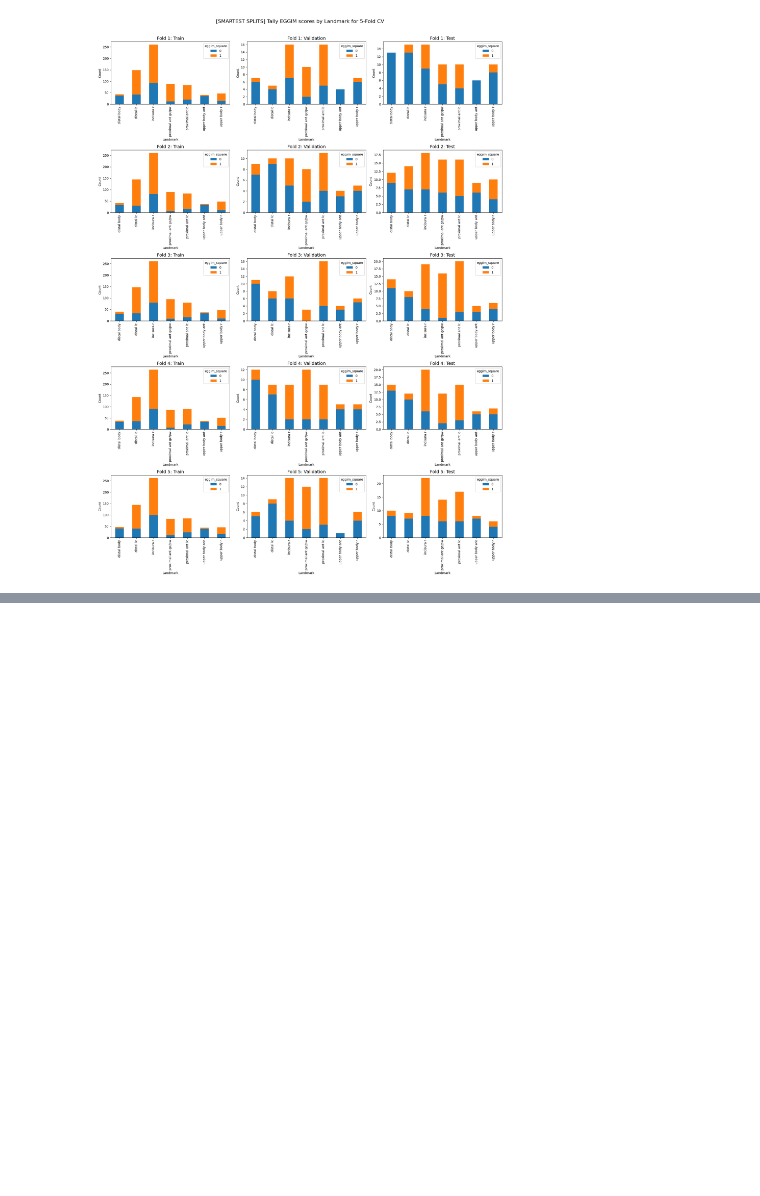
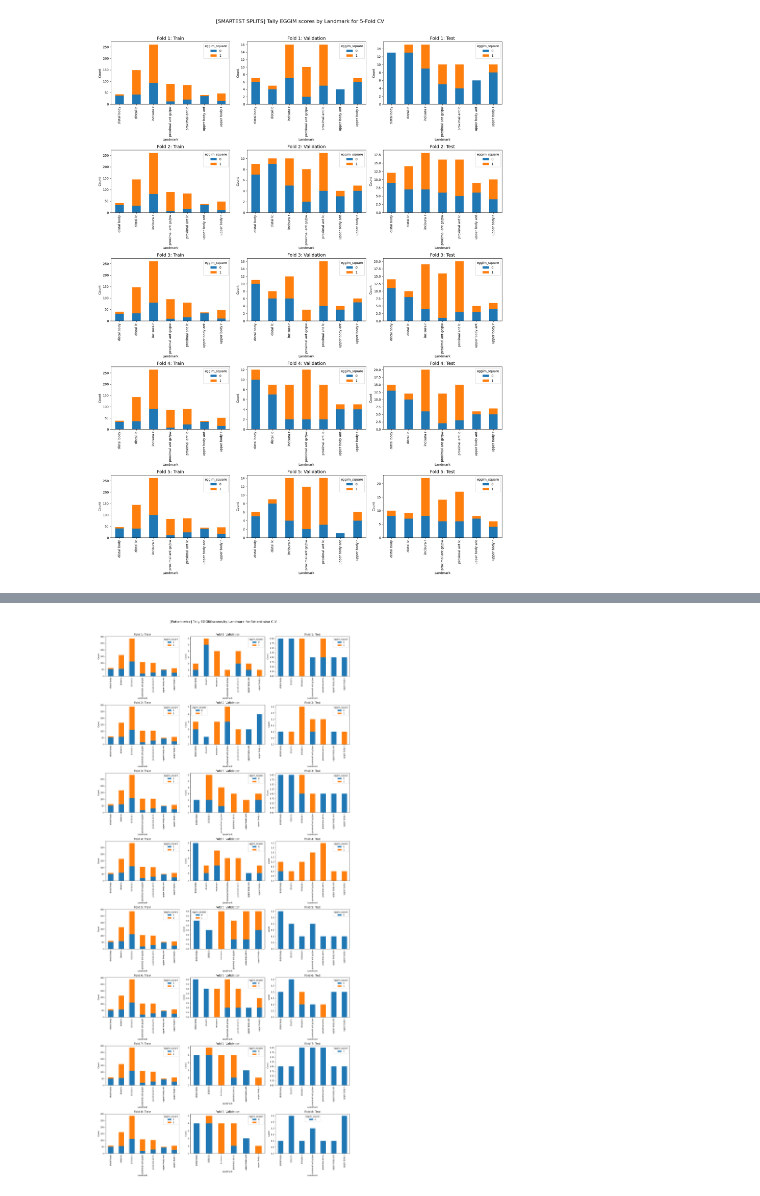
Before and after one commit to miguelmartins/eggimazing, a Jupyter notebook: notebooks/splits_data_analysis.ipynb, the cells around one changed output, grey strips where cells are left out. Drawn from its saved outputs; the diff is of its cells as text; code cells hidden in the pictures; blank space fills up the shorter version.

```diff
--- a/notebooks/splits_data_analysis.ipynb
+++ b/notebooks/splits_data_analysis.ipynb
@@ -118,7 +118,7 @@ def plot_pivot_table_side_by_side(list_of_folds, df_name='IPO+TOGAS'):
             ax.set_xlabel('Landmark')
 
     # Add a common title
-    fig.suptitle(f'[{df_name}] Tally EGGIM scores by Landmark for 5-Fold CV', fontsize=16)
+    fig.suptitle(f'[{df_name}] Tally EGGIM scores by Landmark for Patient-wise C.V.', fontsize=16)
 
     # Adjust layout    so titles and labels don't overlap
     plt.tight_layout(rect=[0, 0, 1, 0.97])  # Adjust to fit the suptitle
@@ -368,0 +358,4 @@ plot_pivot_table_side_by_side(smartest_splits, 'SMARTEST SPLITS')
+# %%
+plot_pivot_table_side_by_side(togas_only_splits, 'Patient wise')
+# %% [output]
+[figure, added]
```
Also changed, not shown: parts of 9 cells of this notebook, 1 other file.
